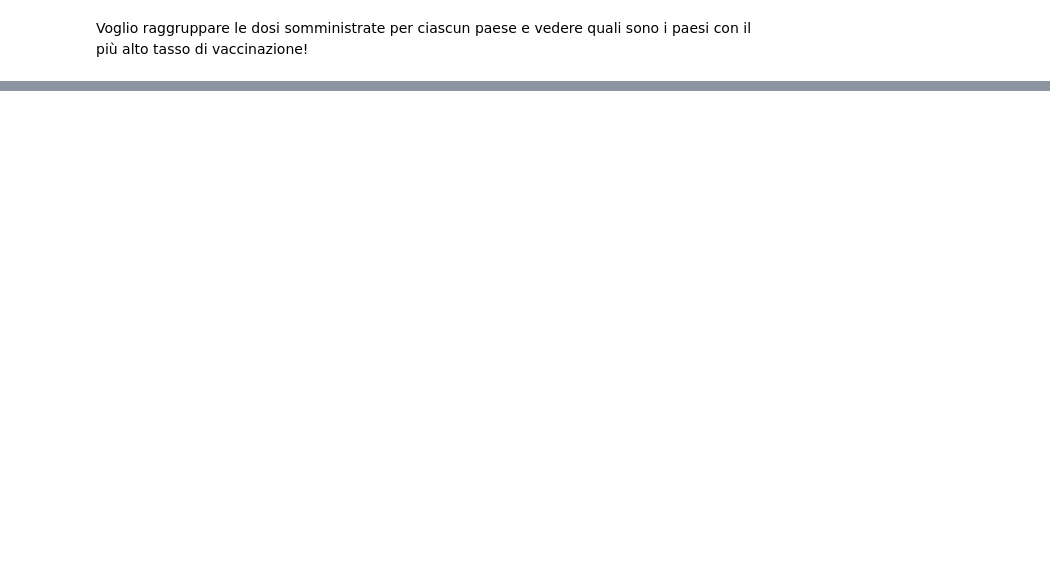
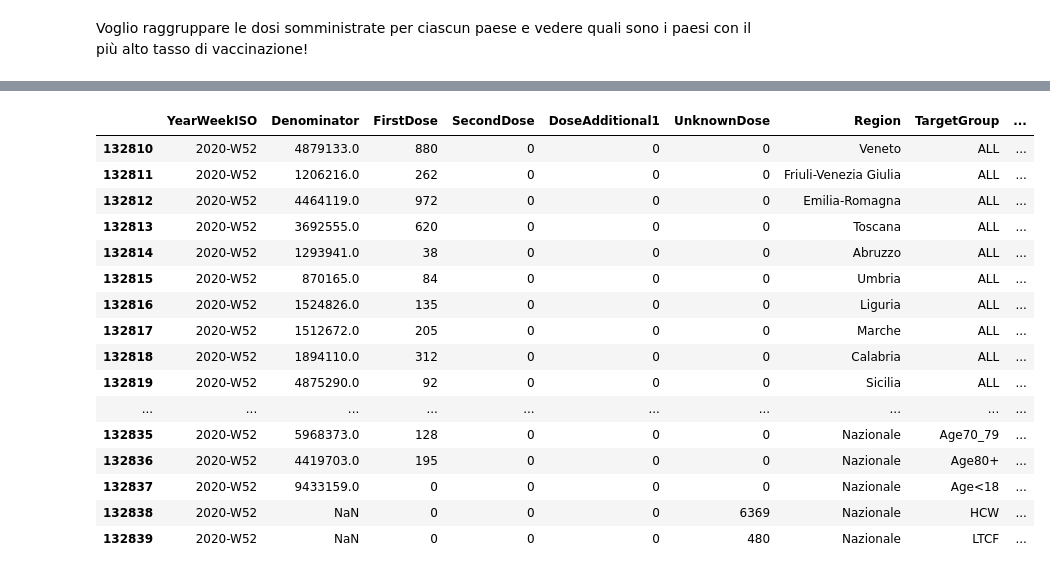
Before and after one commit to elenaabcc/CovidAnalysis4CPDM, a Jupyter notebook: PRIMA PARTE.ipynb, the cells around one changed output, grey strips where cells are left out. Cells and saved outputs as stored; diff of their text form; code cells hidden in the pictures; blank space fills up the shorter version.

```diff
--- a/PRIMA PARTE.ipynb
+++ b/PRIMA PARTE.ipynb
@@ -124,0 +139,25 @@ Name: tot doses, dtype: int64
+# %%
+italy_df.replace("ITH3", "Veneto", inplace=True)
+italy_df.replace("ITH4", "Friuli-Venezia Giulia", inplace=True)
+italy_df.replace("ITH5", "Emilia-Romagna", inplace=True)
+italy_df.replace("ITH1", "Trentino-Alto Adige", inplace=True)
+italy_df.replace("ITH2", "Trentino-Alto Adige", inplace=True)
+italy_df.replace("ITI1", "Toscana", inplace=True)
+italy_df.replace("ITI2", "Umbria", inplace=True)
+italy_df.replace("ITI3", "Marche", inplace=True)
+italy_df.replace("ITI4", "Lazio", inplace=True)
+italy_df.replace("ITC1", "Piemonte", inplace=True)
+italy_df.replace("ITC2", "Valle d'Aosta", inplace=True)
+italy_df.replace("ITC3", "Liguria", inplace=True)
+italy_df.replace("ITC4", "Lombardia", inplace=True)
+italy_df.replace("ITF1", "Abruzzo", inplace=True)
+italy_df.replace("ITF2", "Molise", inplace=True)
+italy_df.replace("ITF3", "Campania", inplace=True)
+italy_df.replace("ITF4", "Puglia", inplace=True)
+italy_df.replace("ITF5", "Basilicata", inplace=True)
+italy_df.replace("ITF6", "Calabria", inplace=True)
+italy_df.replace("ITG1", "Sicilia", inplace=True)
+italy_df.replace("ITG2", "Sardegna", inplace=True)
+italy_df.replace("IT", "Nazionale", inplace=True)
+# %%
+italy_df.drop(['ReportingCountry'], axis=1, inplace=True)
@@ -124,0 +178,20 @@ Name: tot doses, dtype: int64
+# %%
+italy_df.head(30)
+# %% [output]
+|  | YearWeekISO | Denominator | FirstDose | SecondDose | DoseAdditional1 | UnknownDose | Region | TargetGroup | ... |
+| 132810 | 2020-W52 | 4879133.0 | 880 | 0 | 0 | 0 | Veneto | ALL | ... |
+| 132811 | 2020-W52 | 1206216.0 | 262 | 0 | 0 | 0 | Friuli-Venezia Giulia | ALL | ... |
+| 132812 | 2020-W52 | 4464119.0 | 972 | 0 | 0 | 0 | Emilia-Romagna | ALL | ... |
+| 132813 | 2020-W52 | 3692555.0 | 620 | 0 | 0 | 0 | Toscana | ALL | ... |
+| 132814 | 2020-W52 | 1293941.0 | 38 | 0 | 0 | 0 | Abruzzo | ALL | ... |
+| 132815 | 2020-W52 | 870165.0 | 84 | 0 | 0 | 0 | Umbria | ALL | ... |
+| 132816 | 2020-W52 | 1524826.0 | 135 | 0 | 0 | 0 | Liguria | ALL | ... |
+| 132817 | 2020-W52 | 1512672.0 | 205 | 0 | 0 | 0 | Marche | ALL | ... |
+| 132818 | 2020-W52 | 1894110.0 | 312 | 0 | 0 | 0 | Calabria | ALL | ... |
+| 132819 | 2020-W52 | 4875290.0 | 92 | 0 | 0 | 0 | Sicilia | ALL | ... |
+| ... | ... | ... | ... | ... | ... | ... | ... | ... | ... |
+| 132835 | 2020-W52 | 5968373.0 | 128 | 0 | 0 | 0 | Nazionale | Age70_79 | ... |
+| 132836 | 2020-W52 | 4419703.0 | 195 | 0 | 0 | 0 | Nazionale | Age80+ | ... |
+| 132837 | 2020-W52 | 9433159.0 | 0 | 0 | 0 | 0 | Nazionale | Age<18 | ... |
+| 132838 | 2020-W52 | NaN | 0 | 0 | 0 | 6369 | Nazionale | HCW | ... |
+| 132839 | 2020-W52 | NaN | 0 | 0 | 0 | 480 | Nazionale | LTCF | ... |
```
Also changed, not shown: parts of 10 cells of this notebook.
